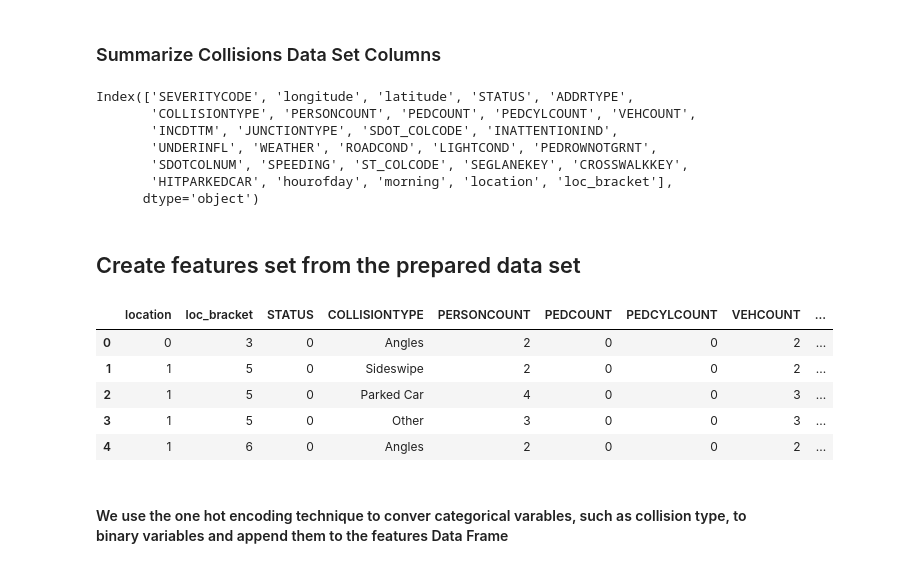
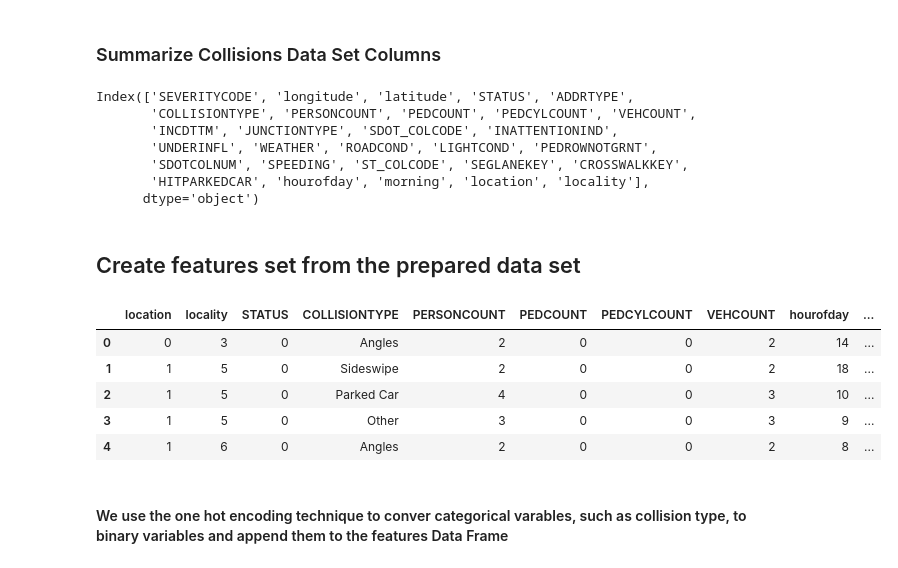
Before and after one commit to chewitty/Coursera_Capstone, a Jupyter notebook: Applied DS Capstone-wk21.ipynb, the cells around one changed output. Cells and saved outputs as stored; diff of their text form; code cells hidden in the pictures.

```diff
--- a/Applied DS Capstone-wk21.ipynb
+++ b/Applied DS Capstone-wk21.ipynb
@@ -454,6 +454,6 @@ We can use feature binarization to set a threshold value about one standard devi
 # %%
-collisions_df['loc_bracket'] = collisions_df['location'].apply(lambda x: np.digitize(x, bins))
-collisions_df['loc_bracket'].head()
+collisions_df['locality'] = collisions_df['location'].apply(lambda x: np.digitize(x, bins))
+collisions_df['locality'].head()
 # %% [output]
 0    3
 1    5
@@ -634,22 +634,22 @@ Index(['SEVERITYCODE', 'longitude', 'latitude', 'STATUS', 'ADDRTYPE',
        'INCDTTM', 'JUNCTIONTYPE', 'SDOT_COLCODE', 'INATTENTIONIND',
        'UNDERINFL', 'WEATHER', 'ROADCOND', 'LIGHTCOND', 'PEDROWNOTGRNT',
        'SDOTCOLNUM', 'SPEEDING', 'ST_COLCODE', 'SEGLANEKEY', 'CROSSWALKKEY',
-       'HITPARKEDCAR', 'hourofday', 'morning', 'location', 'loc_bracket'],
+       'HITPARKEDCAR', 'hourofday', 'morning', 'location', 'locality'],
       dtype='object')
 # %% [markdown]
 ## Create features set from the prepared data set
 # %%
-Features = collisions_df[['location','loc_bracket', 'STATUS','COLLISIONTYPE','PERSONCOUNT', 'PEDCOUNT', 'PEDCYLCOUNT', 'VEHCOUNT', \
+Features = collisions_df[['location','locality', 'STATUS','COLLISIONTYPE','PERSONCOUNT', 'PEDCOUNT', 'PEDCYLCOUNT', 'VEHCOUNT', \
                           'hourofday', 'SDOT_COLCODE', 'INATTENTIONIND', 'UNDERINFL', 'WEATHER', 'ROADCOND', 'LIGHTCOND', \
                           'SPEEDING', 'morning']]
 Features.head()
 # %% [output]
-|  | location | loc_bracket | STATUS | COLLISIONTYPE | PERSONCOUNT | PEDCOUNT | PEDCYLCOUNT | VEHCOUNT | ... |
-| 0 | 0 | 3 | 0 | Angles | 2 | 0 | 0 | 2 | ... |
-| 1 | 1 | 5 | 0 | Sideswipe | 2 | 0 | 0 | 2 | ... |
-| 2 | 1 | 5 | 0 | Parked Car | 4 | 0 | 0 | 3 | ... |
-| 3 | 1 | 5 | 0 | Other | 3 | 0 | 0 | 3 | ... |
-| 4 | 1 | 6 | 0 | Angles | 2 | 0 | 0 | 2 | ... |
+|  | location | locality | STATUS | COLLISIONTYPE | PERSONCOUNT | PEDCOUNT | PEDCYLCOUNT | VEHCOUNT | hourofday | ... |
+| 0 | 0 | 3 | 0 | Angles | 2 | 0 | 0 | 2 | 14 | ... |
+| 1 | 1 | 5 | 0 | Sideswipe | 2 | 0 | 0 | 2 | 18 | ... |
+| 2 | 1 | 5 | 0 | Parked Car | 4 | 0 | 0 | 3 | 10 | ... |
+| 3 | 1 | 5 | 0 | Other | 3 | 0 | 0 | 3 | 9 | ... |
+| 4 | 1 | 6 | 0 | Angles | 2 | 0 | 0 | 2 | 8 | ... |
 # %% [markdown]
 #### We use the one hot encoding technique to conver categorical varables, such as collision type, to binary variables and append them to the features Data Frame
 # %%
```
Also changed, not shown: parts of 60 cells of this notebook.
